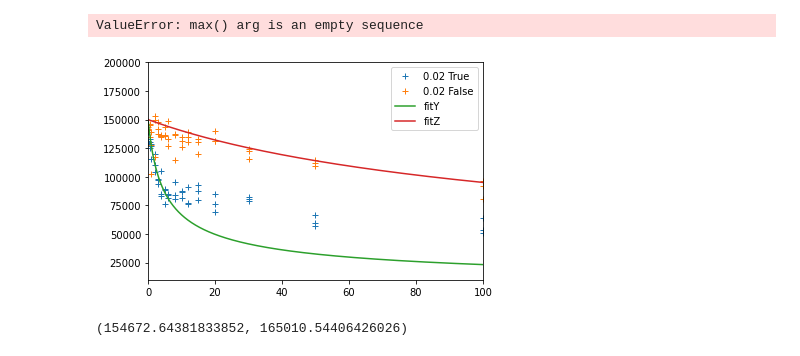
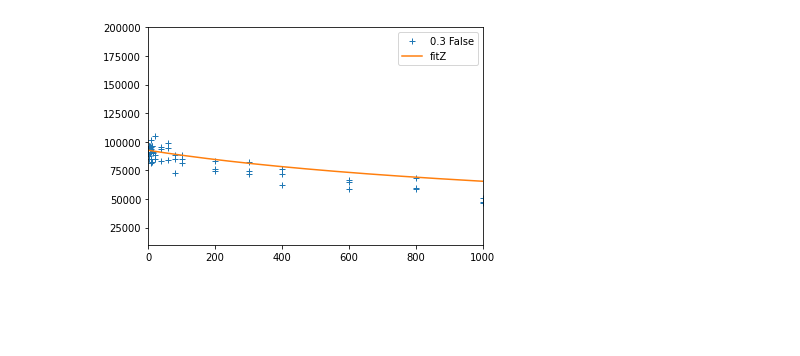
Before and after one commit to barralp/dypole-lattice, a Jupyter notebook: fitting/v2/Data_fitting-3b_210423.ipynb, the cells around one changed output. Saved outputs shown, nothing was run; the diff lists cells and outputs as text; code cells hidden in the pictures; blank space fills up the shorter version.

```diff
--- a/fitting/v2/Data_fitting-3b_210423.ipynb
+++ b/fitting/v2/Data_fitting-3b_210423.ipynb
@@ -38,5 +40,10 @@ df_TOF.to_pickle('data_save_210423_TOF.pickle')
 # %%
-df = pd.read_pickle('data_save_210423_TOF.pickle')
+df = pd.read_pickle('data_save_210423.pickle')
 # Delete these row indexes from dataFrame
 indexNames = pd.Index(np.where(df['imageID'].isin(excluded))[0])
 df.drop(indexNames, inplace = True)
+
+df_TOF = pd.read_pickle('data_save_210423_TOF.pickle')
+# Delete these row indexes from dataFrame
+indexNames = pd.Index(np.where(df_TOF['imageID'].isin(excluded))[0])
+df_TOF.drop(indexNames, inplace = True)
@@ -70,7 +77,8 @@ array([0.0e+00, 5.0e-01, 1.0e+00, 2.0e+00, 3.0e+00, 4.0e+00, 5.0e+00,
 # %%
-def getRun(df, latticeDepth, latticeDetuning = 25):
+def getRun(df, latticeDepth, Y_rotation = False, latticeDetuning = 25):
     df_temp = df[df['latticeDepth'] == latticeDepth]
-    df_temp2 = df_temp[df_temp['latticeDetuning'] == latticeDetuning]
+    df_temp2 = df_temp[df_temp['Y_rotation'] == Y_rotation]
+    df_temp2 = df_temp2[df_temp2['latticeDetuning'] == latticeDetuning]
     return df_temp
 
 plt.figure()
@@ -177,48 +216,21 @@ IndexError: single positional indexer is out-of-bounds
-# %%
-max(df_tempY['nCount']), max(df_tempY['BECHoldTime'])
-# %% [output]
-ValueError: max() arg is an empty sequence
 # %%
-def getResult(dfResult, latticeDepth, Y_rotation, latticeDetuning = 25):
-    df_temp = dfResult[dfResult['latticeDepth'] == latticeDepth]
-    df_temp2 = df_temp[df_temp['Y_rotation'] == Y_rotation]
-    df_temp3 = df_temp2[df_temp2['latticeDetuning'] == latticeDetuning]
-    return df_temp3
+latticeDepth = 0.3
+latticeDetuning = -40
 
-latticeDepth = 0.02
-latticeDetuning = 5
-N0_guess, 1/time_guess, 1/(N0_guess**2*time_guess)
-df_tempY = getRun(df, latticeDepth, True, latticeDetuning)
 df_tempZ = getRun(df, latticeDepth, False, latticeDetuning)
-resultY = getResult(resultsDF, latticeDepth, True, latticeDetuning)
 resultZ = getResult(resultsDF, latticeDepth, False, latticeDetuning)
 
 time = np.linspace(0, 1000, 10000)
-NY, alphaY, gammaY = resultY.iloc[0, 3], resultY.iloc[0, 4], resultY.iloc[0, 5]
 NZ, alphaZ, gammaZ = resultZ.iloc[0, 3], resultZ.iloc[0, 4], resultZ.iloc[0, 5]
 
-NY = 150000
-NZ = 150000
-alphaY = 0.001*10**(-4)
-gammaY = 9*10**(-12)
-alphaZ = 4*10**(-4)
-gammaZ = 3*10**(-13)
-
-Y = N_polarized(time, NY, alphaY, gammaY)
 Z = N_polarized(time, NZ, alphaZ, gammaZ)
 
 plt.figure()
-plt.plot(df_tempY['BECHoldTime'], df_tempY['nCount'], '+', label = str(round(latticeDepth, 2)) + ' ' + str(True))
 plt.plot(df_tempZ['BECHoldTime'], df_tempZ['nCount'], '+', label = str(round(latticeDepth, 2)) + ' ' + str(False))
-plt.plot(time, Y, '-', label = 'fitY')
 plt.plot(time, Z, '-', label = 'fitZ')
 plt.legend()
 plt.ylim(10000,200000)
-plt.xlim(0,100)
+plt.xlim(0,1000)
 plt.show()
 # %% [output]
-[figure, old version]
+[figure, new version]
-# %%
-NY, NZ
-# %% [output]
-(154672.64381833852, 165010.54406426026)
```
Also changed, not shown: parts of 29 cells of this notebook.
